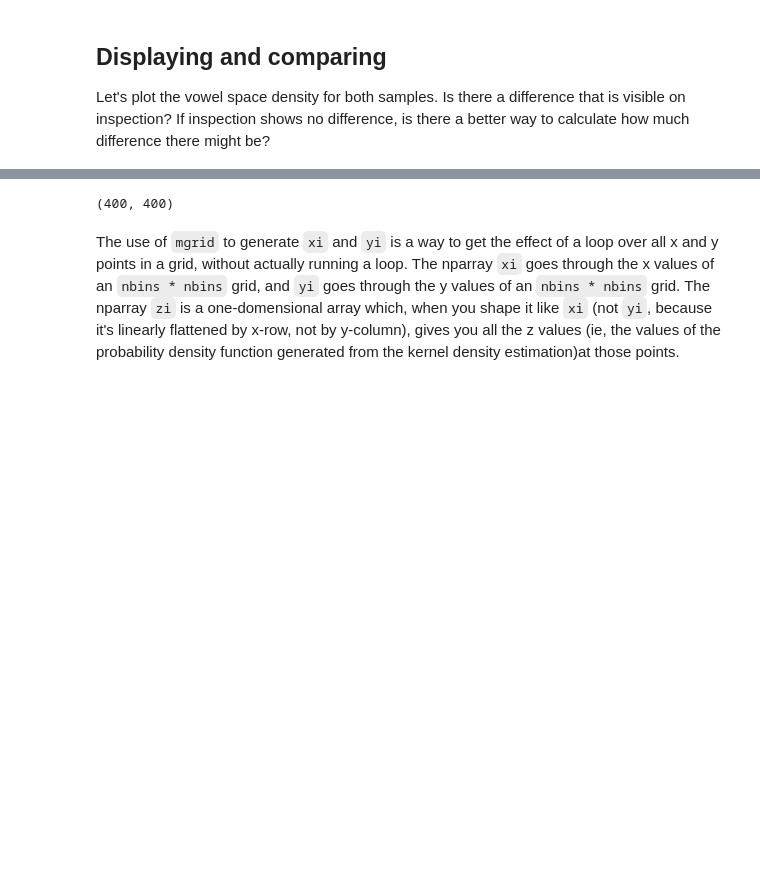
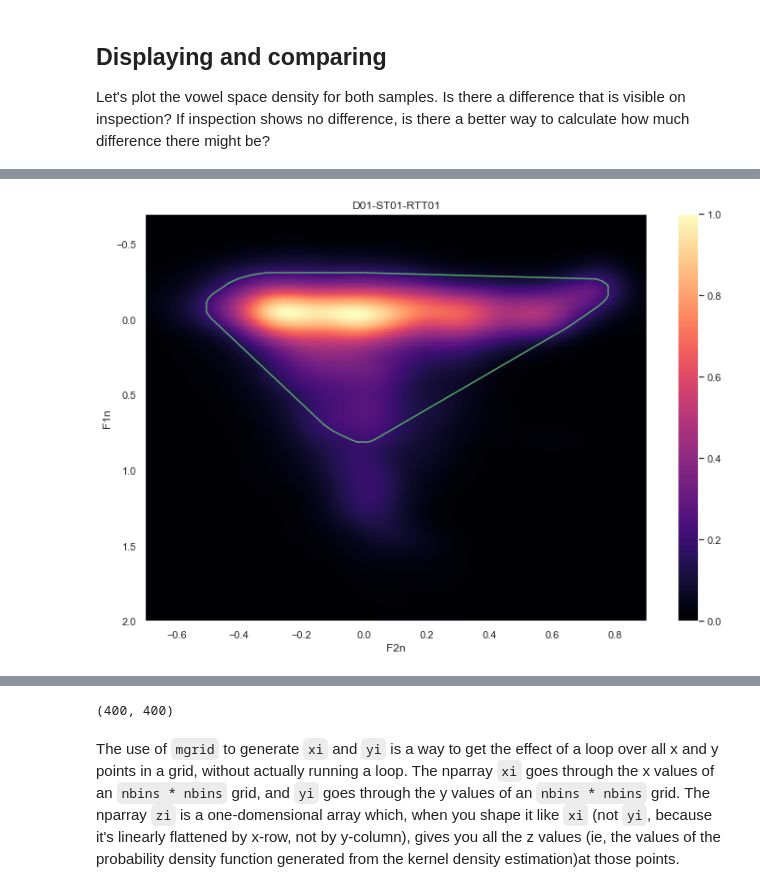
Before and after one commit to euangeleo/vsd-verify, a Jupyter notebook: Q1 - Same speaker different story/Q1 same speaker different story.ipynb, the cells around one changed output, grey strips where cells are left out. Cells and saved outputs as stored; diff of their text form; code cells hidden in the pictures; blank space fills up the shorter version.

```diff
--- a/Q1 - Same speaker different story/Q1 same speaker different story.ipynb
+++ b/Q1 - Same speaker different story/Q1 same speaker different story.ipynb
@@ -149,0 +261,4 @@ plt.show()
+# %%
+plot_vsd(formants2["F1n"], formants2["F2n"], file2_title)
+# %% [output]
+[figure, added]
```
Also changed, not shown: parts of 25 cells of this notebook.
